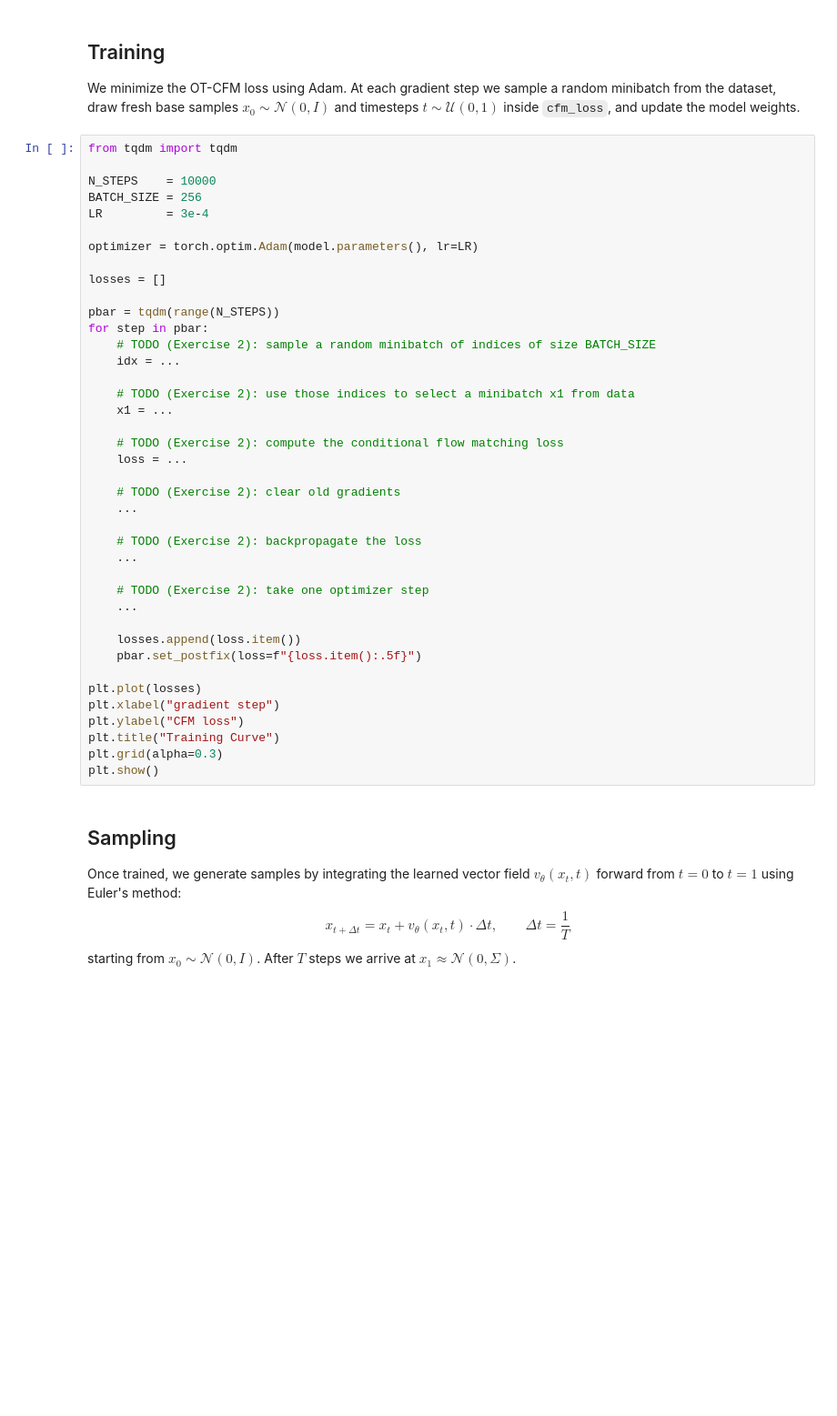
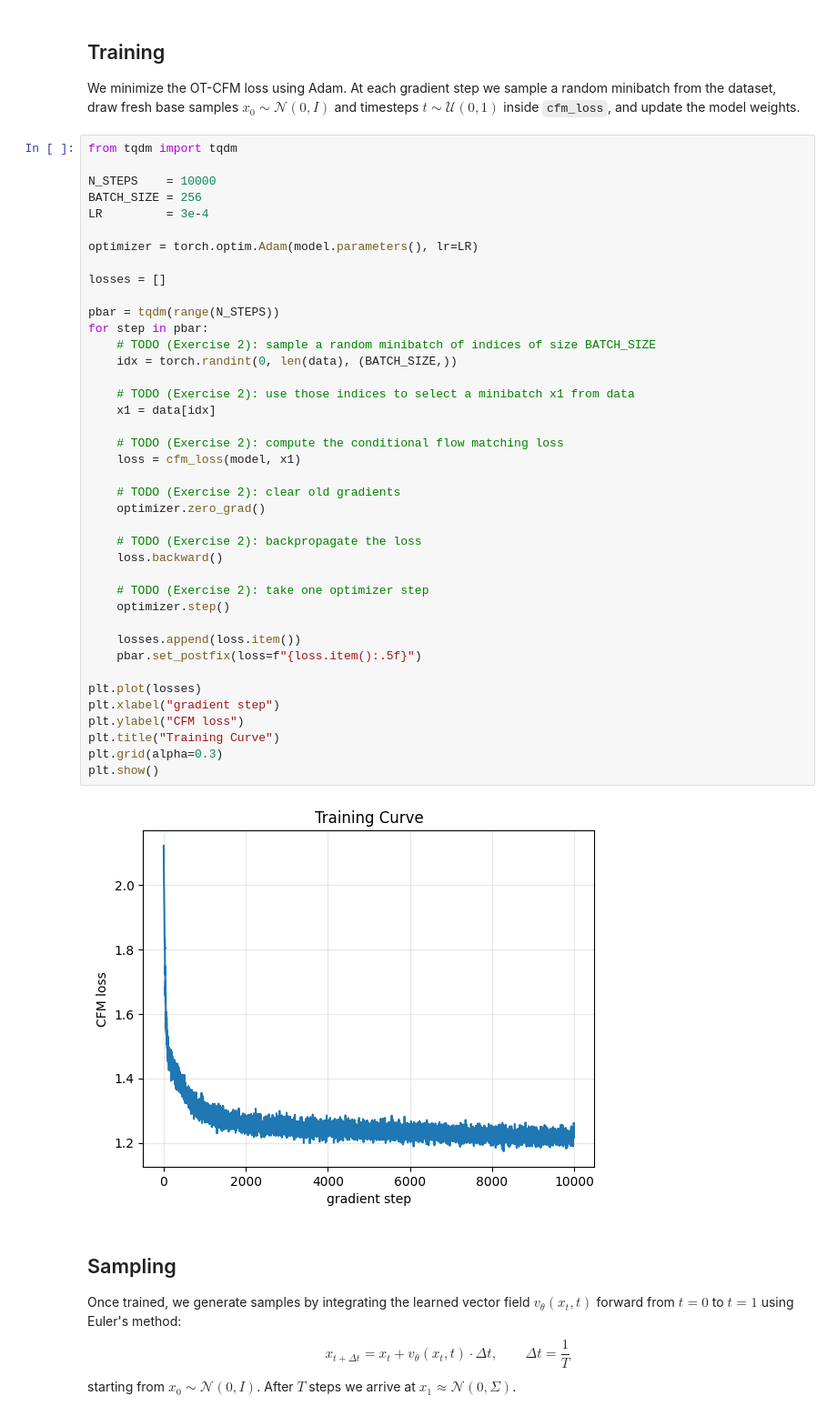
Before and after one commit to fachengyu/Flow_Hackathon, a Jupyter notebook: synthetic_gaussian/walkthrough/gaussian_walkthrough.ipynb, the cells around one changed output. Shown at 91% size. Cells and saved outputs as stored; diff of their text form; blank space fills up the shorter version.

Commit message:
completed the image exercise.

```diff
--- a/synthetic_gaussian/walkthrough/gaussian_walkthrough.ipynb
+++ b/synthetic_gaussian/walkthrough/gaussian_walkthrough.ipynb
@@ -141,39 +141,41 @@ N_STEPS    = 10000
 BATCH_SIZE = 256
 LR         = 3e-4
 
 optimizer = torch.optim.Adam(model.parameters(), lr=LR)
 
 losses = []
 
 pbar = tqdm(range(N_STEPS))
 for step in pbar:
     # TODO (Exercise 2): sample a random minibatch of indices of size BATCH_SIZE
-    idx = ...
+    idx = torch.randint(0, len(data), (BATCH_SIZE,))
 
     # TODO (Exercise 2): use those indices to select a minibatch x1 from data
-    x1 = ...
+    x1 = data[idx]
 
     # TODO (Exercise 2): compute the conditional flow matching loss
-    loss = ...
+    loss = cfm_loss(model, x1)
 
     # TODO (Exercise 2): clear old gradients
-    ...
+    optimizer.zero_grad()
 
     # TODO (Exercise 2): backpropagate the loss
-    ...
+    loss.backward()
 
     # TODO (Exercise 2): take one optimizer step
-    ...
+    optimizer.step()
 
     losses.append(loss.item())
     pbar.set_postfix(loss=f"{loss.item():.5f}")
 
 plt.plot(losses)
 plt.xlabel("gradient step")
 plt.ylabel("CFM loss")
 plt.title("Training Curve")
 plt.grid(alpha=0.3)
 plt.show()
+# %% [output]
+[figure, added]
 # %% [markdown]
 ## Sampling
 
```
Also changed, not shown: parts of 2 cells of this notebook, 3 other files.
